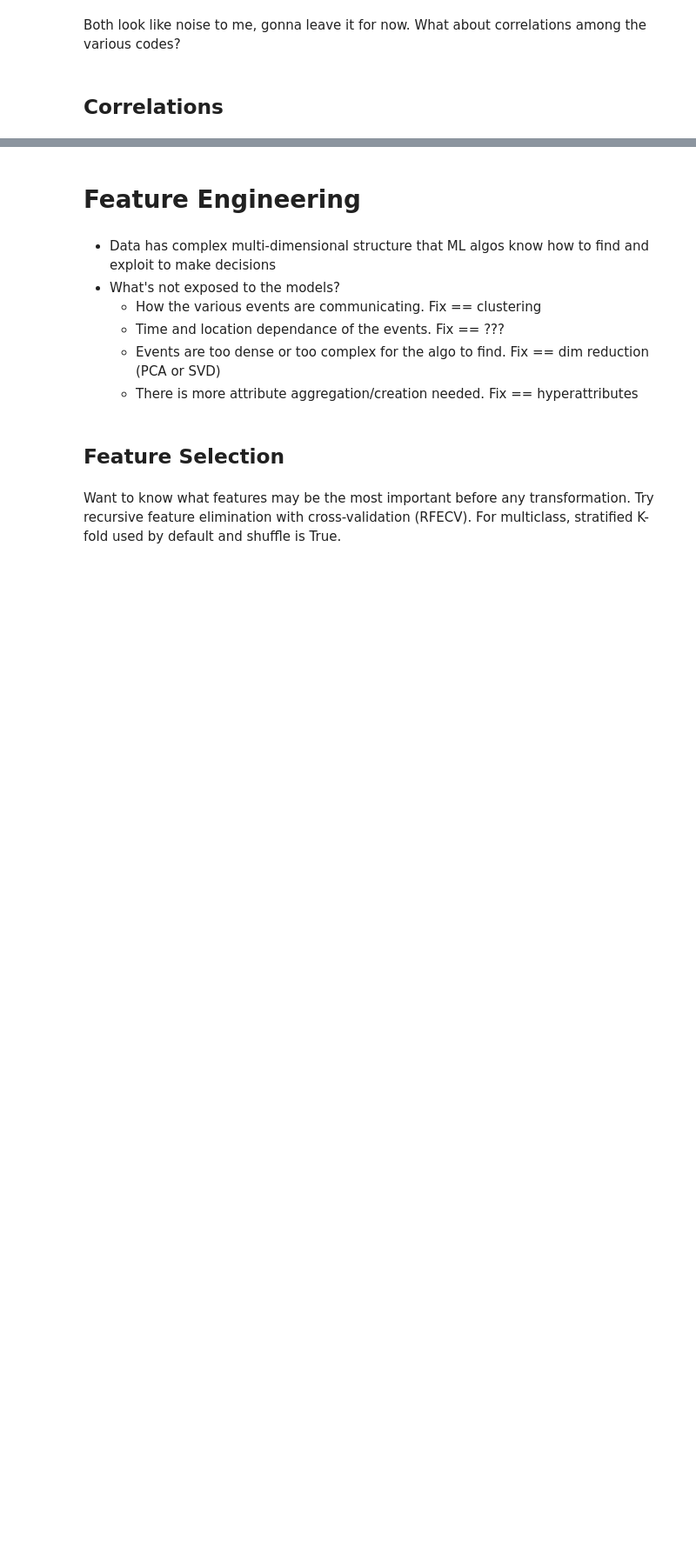
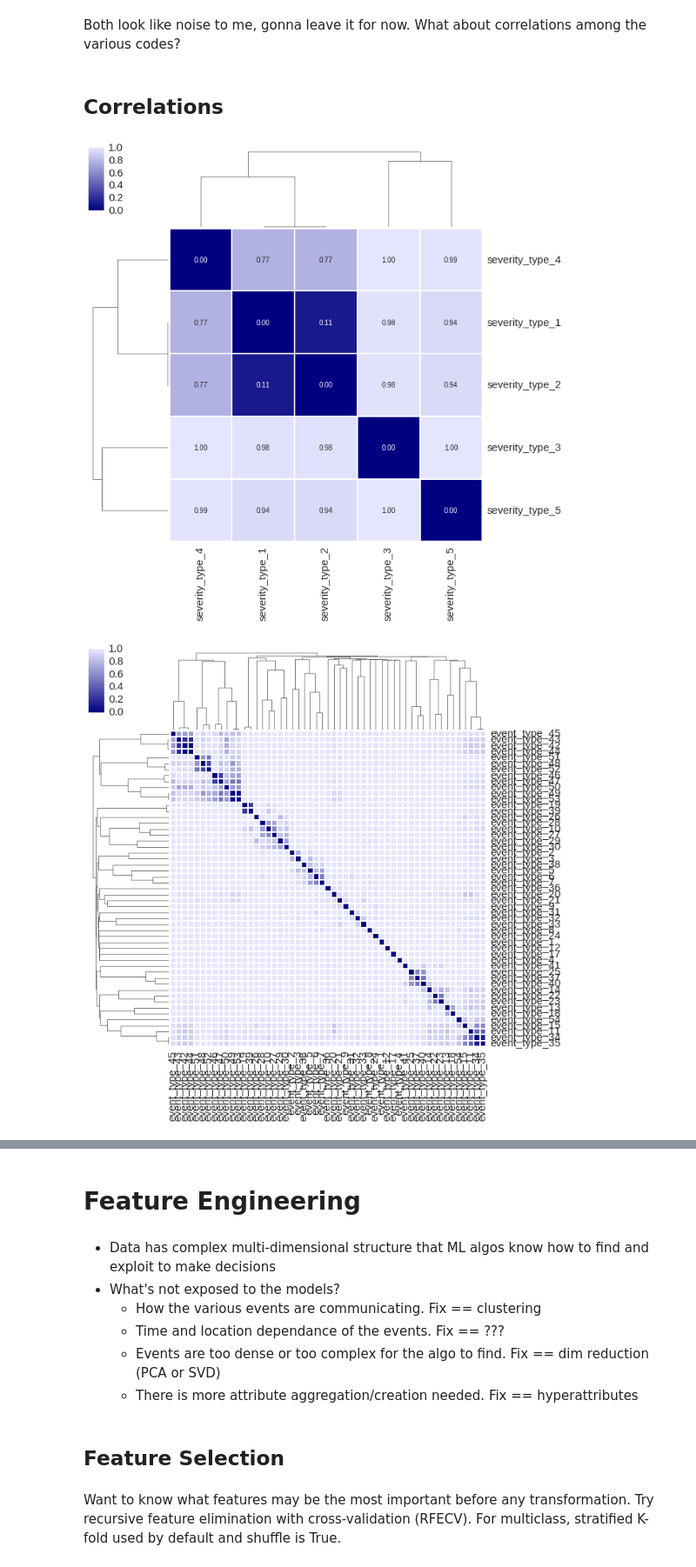
Before and after one commit to abiraja2004/ml_fun, a Jupyter notebook: telstra/notes.ipynb, the cells around one changed output, grey strips where cells are left out. Shown at 87% size. Drawn from its saved outputs; the diff is of its cells as text; code cells hidden in the pictures; blank space fills up the shorter version.

Commit message:
Dendros and clustermap

```diff
--- a/telstra/notes.ipynb
+++ b/telstra/notes.ipynb
@@ -354,23 +381,29 @@ plt.show()
 Both look like noise to me, gonna leave it for now. What about correlations among the various codes?
 # %% [markdown]
 ## Correlations
-# %%
-a = ['severity_type', 'event_type', 'resource_type']
-for b in a:
-
-    # Compute the correlation matrix
-    corr = df_all.filter(regex=b).corr()
-
-    # Generate a mask for the upper triangle
-    mask = np.zeros_like(corr, dtype=np.bool)
-    mask[np.triu_indices_from(mask)] = True
-
-    # Set up the matplotlib figure
-    f, ax = plt.subplots(figsize=(14, 11))
-
-    # Generate a custom diverging colormap
-    cmap = sns.diverging_palette(220, 10, as_cmap=True)
-
-    # Draw the heatmap with the mask and correct aspect ratio
-    sns.heatmap(corr, mask=mask, cmap=cmap,
-                linewidths=.5, cbar_kws={"shrink": .5}, ax=ax)
+# %%
+a = ['severity_type', 'event_type', 'resource_type']#, 'log_feature']
+for b in a:
+
+    # correlation matrix
+    c = df_all.filter(regex=b).copy()
+    corr = c.corr(min_periods=len(c.columns)/10)
+
+    # colormap
+    cmap = sns.light_palette("navy", as_cmap=True, reverse=True)
+
+    # clustered heatmap of distances w/o mask
+    # dist 0 --> close, 1 --> distant
+    dsim = 1.0-np.abs(corr)
+    if len(dsim) > 10:
+        annot=False
+    else:
+        annot=True
+    g = sns.clustermap(data=dsim,
+                       method='complete',
+                       metric='correlation',
+                       cmap=cmap, linewidths=0.5, vmin=0.0, vmax = 1.0,
+                       annot=annot, fmt='.2f', annot_kws={'size':'10'})
+# %% [output]
+[figure, added]
+[figure, added]
```
Also changed, not shown: parts of 19 cells of this notebook.
